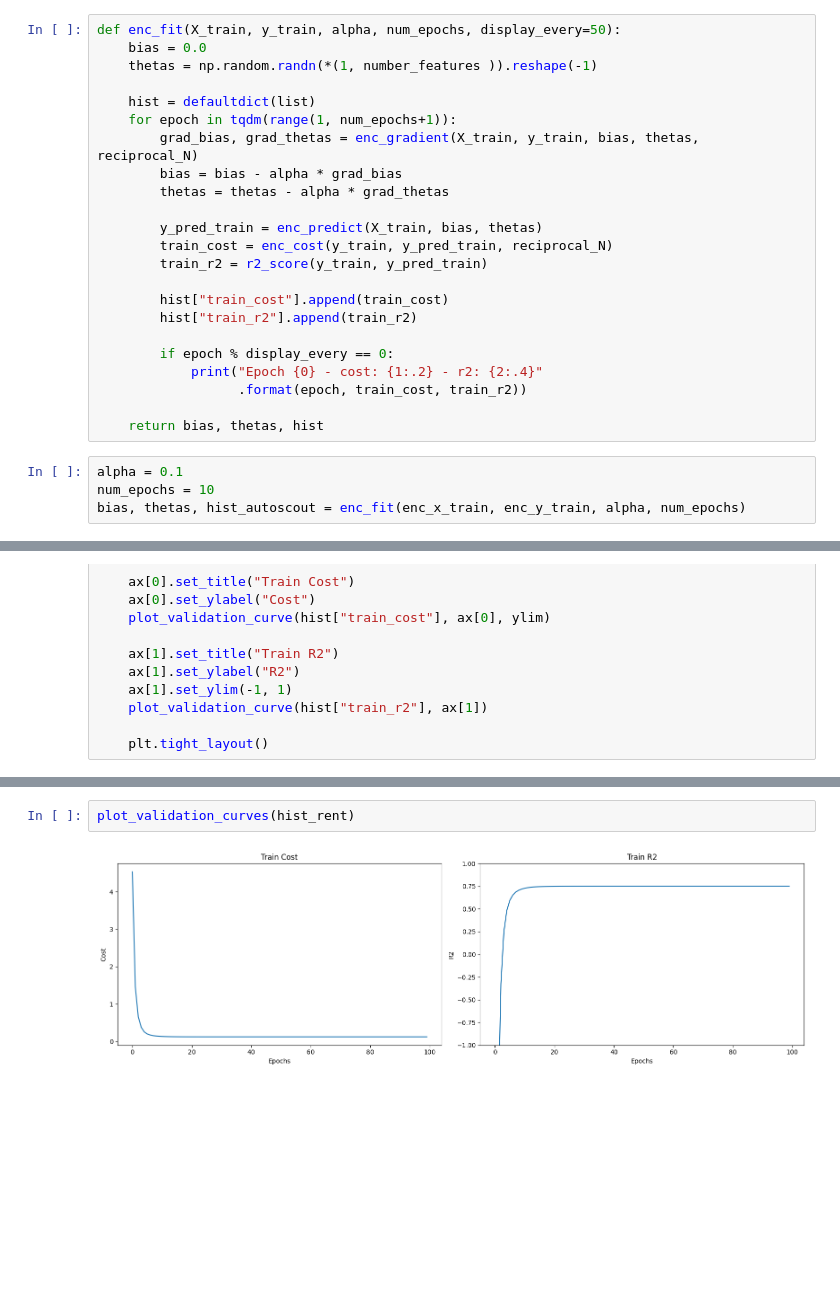
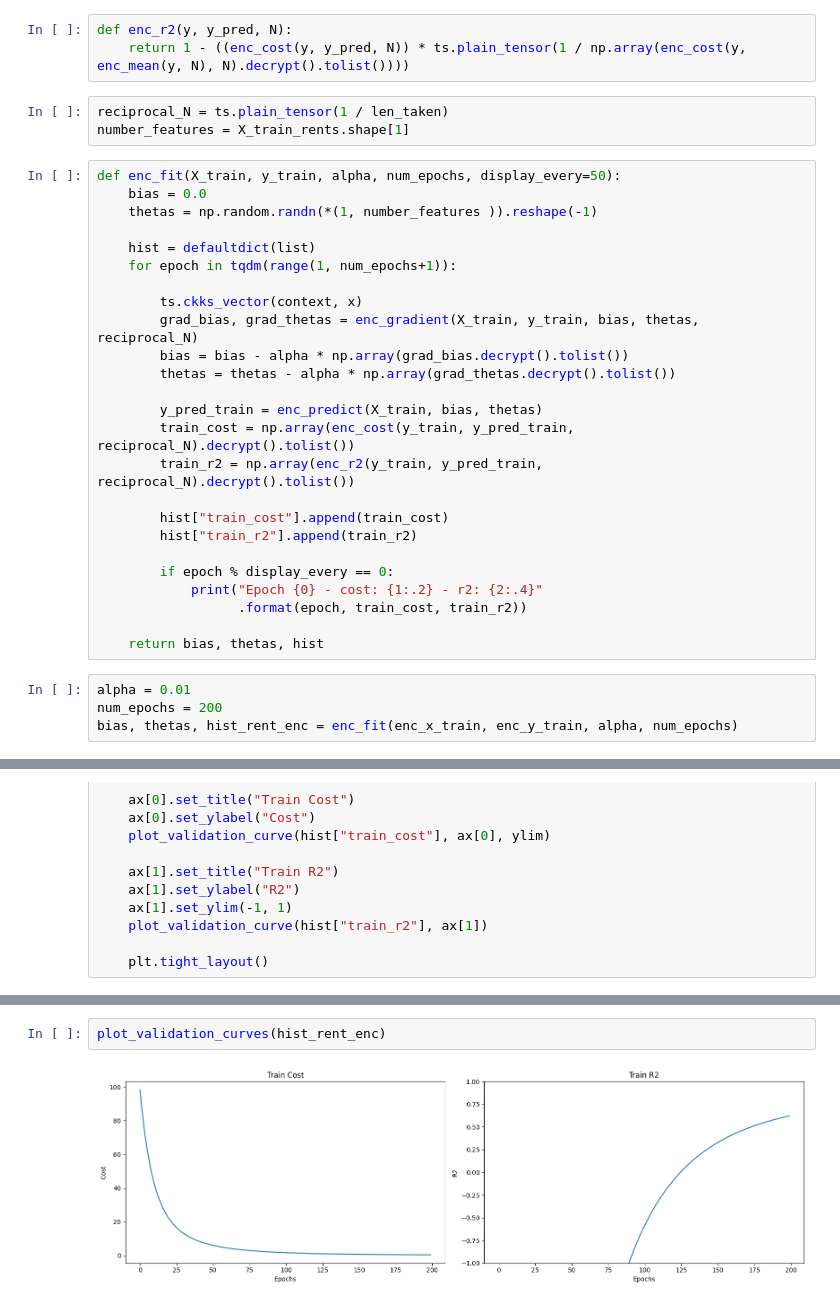
Before and after one commit to huslar58/LR_tenseal, a Jupyter notebook: Encrypted_LR.ipynb, the cells around one changed output, grey strips where cells are left out. Saved outputs shown, nothing was run; the diff lists cells and outputs as text; blank space fills up the shorter version.

```diff
--- a/Encrypted_LR.ipynb
+++ b/Encrypted_LR.ipynb
@@ -190,3 +163,9 @@ Error:
+# %%
+def enc_r2(y, y_pred, N):
+    return 1 - ((enc_cost(y, y_pred, N)) * ts.plain_tensor(1 / np.array(enc_cost(y, enc_mean(y, N), N).decrypt().tolist())))
+# %%
+reciprocal_N = ts.plain_tensor(1 / len_taken)
+number_features = X_train_rents.shape[1]
 # %%
 def enc_fit(X_train, y_train, alpha, num_epochs, display_every=50):
     bias = 0.0
@@ -194,13 +173,15 @@ def enc_fit(X_train, y_train, alpha, num_epochs, display_every=50):
 
     hist = defaultdict(list)
     for epoch in tqdm(range(1, num_epochs+1)):
+
+        ts.ckks_vector(context, x)
         grad_bias, grad_thetas = enc_gradient(X_train, y_train, bias, thetas, reciprocal_N)
-        bias = bias - alpha * grad_bias
-        thetas = thetas - alpha * grad_thetas
+        bias = bias - alpha * np.array(grad_bias.decrypt().tolist())
+        thetas = thetas - alpha * np.array(grad_thetas.decrypt().tolist())
 
         y_pred_train = enc_predict(X_train, bias, thetas)
-        train_cost = enc_cost(y_train, y_pred_train, reciprocal_N)
-        train_r2 = r2_score(y_train, y_pred_train)
+        train_cost = np.array(enc_cost(y_train, y_pred_train, reciprocal_N).decrypt().tolist())
+        train_r2 = np.array(enc_r2(y_train, y_pred_train, reciprocal_N).decrypt().tolist())
 
         hist["train_cost"].append(train_cost)
         hist["train_r2"].append(train_r2)
@@ -211,7 +192,7 @@ def enc_fit(X_train, y_train, alpha, num_epochs, display_every=50):
 
     return bias, thetas, hist
 # %%
-alpha = 0.1
-num_epochs = 10
-bias, thetas, hist_autoscout = enc_fit(enc_x_train, enc_y_train, alpha, num_epochs)
+alpha = 0.01
+num_epochs = 200
+bias, thetas, hist_rent_enc = enc_fit(enc_x_train, enc_y_train, alpha, num_epochs)
 # %% [output]
@@ -293,4 +278,4 @@ NameError: name 'cost' is not defined
 # %%
-plot_validation_curves(hist_rent)
+plot_validation_curves(hist_rent_enc)
 # %% [output]
-[figure, old version]
+[figure, new version]
```
Also changed, not shown: parts of 16 cells of this notebook.
